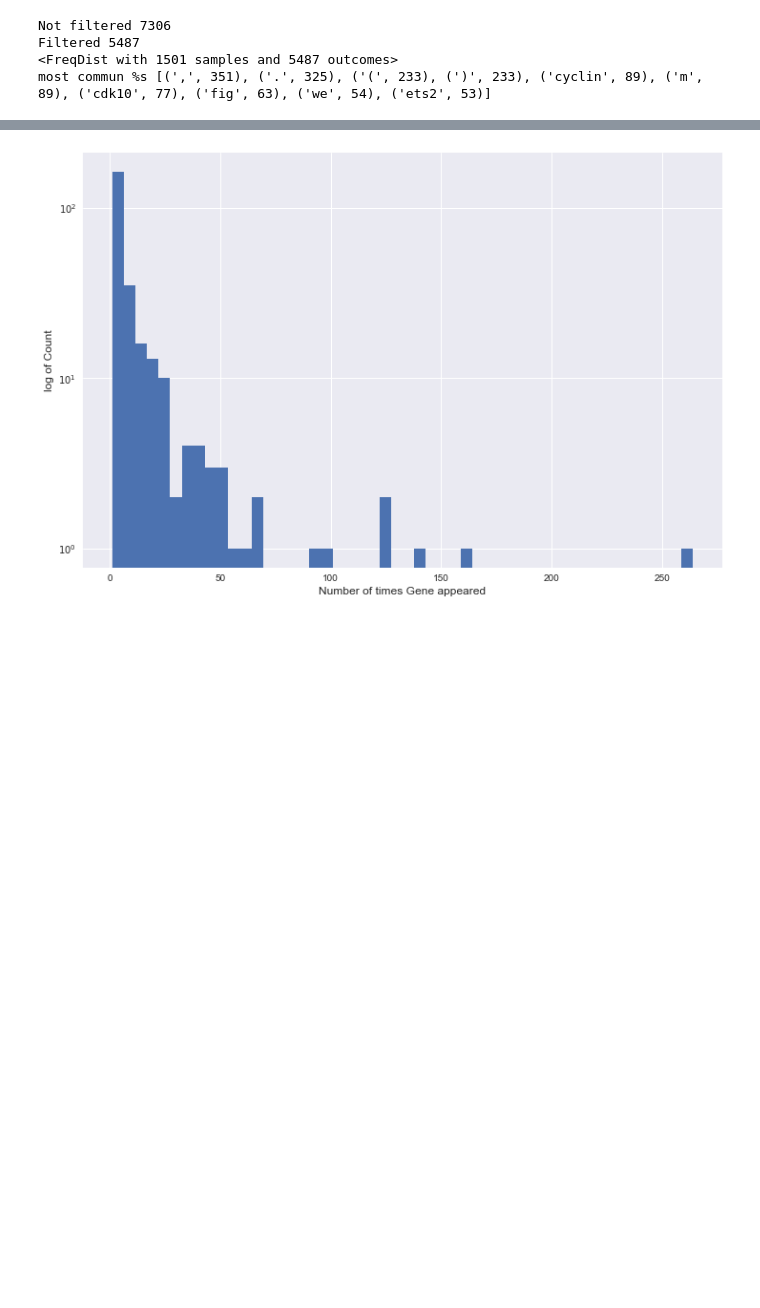
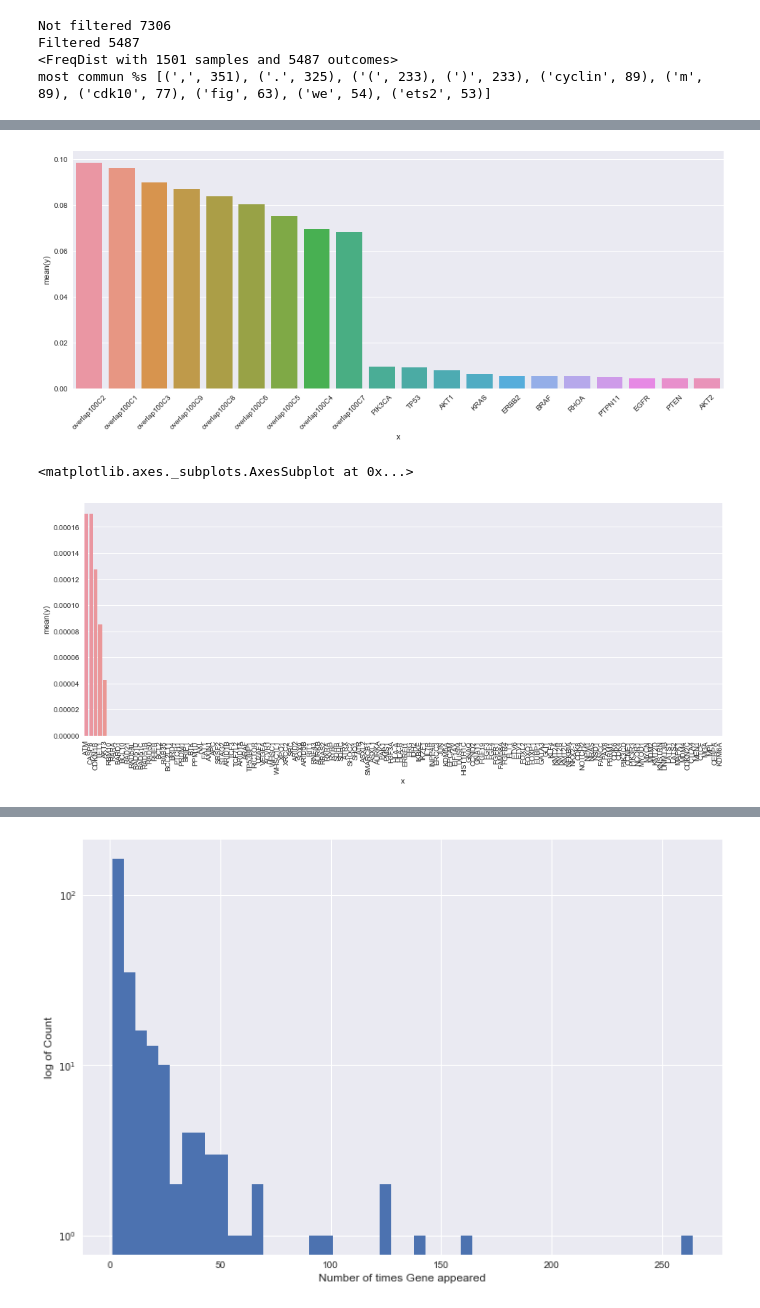
Before and after one commit to ciortanmadalina/cancer-treatment, a Jupyter notebook: exploration.ipynb, the cells around one changed output, grey strips where cells are left out. Cells and saved outputs as stored; diff of their text form; code cells hidden in the pictures; blank space fills up the shorter version.

```diff
--- a/exploration.ipynb
+++ b/exploration.ipynb
@@ -88,0 +290,13 @@ getTerms("hh, hh3h. wo shi 2 4 A . fdffdf. A&&B removing whitespaces and punctua
+# %%
+def frequentWordsByText(text) :
+    cleanText = getTerms(text)
+    countVect = CountVectorizer()
+    wordCountPerDoc = countVect.fit_transform([cleanText])
+
+    mostFrequentWords = [(word, wordCountPerDoc[0,idx]) for word, idx in countVect.vocabulary_.items()]
+
+    mostFrequentWords = sorted(mostFrequentWords, key=lambda x : -x[1])
+
+    return mostFrequentWords
+
+frequentWordsByText(train['PText'][5])
@@ -88,0 +490,18 @@ getTerms("hh, hh3h. wo shi 2 4 A . fdffdf. A&&B removing whitespaces and punctua
+# %%
+xgboostImp.shape
+len(features)
+xgboostFeatureImp = pd.DataFrame()
+xgboostFeatureImp['x'] = features
+xgboostFeatureImp['y'] = xgboostImp
+xgboostFeatureImp = xgboostFeatureImp.sort(['y'], ascending = 0)
+plt.figure(figsize = (16, 6))
+plt.xticks(rotation=45)
+sns.barplot(x = 'x', y ='y', data = xgboostFeatureImp[:20])
+plt.show()
+plt.figure(figsize = (16, 6))
+plt.xticks(rotation=90)
+sns.barplot(x = 'x', y ='y', data = xgboostFeatureImp[-140:])
+# %% [output]
+[figure, added]
+<matplotlib.axes._subplots.AxesSubplot at 0x...>
+[figure, added]
```
Also changed, not shown: parts of 24 cells of this notebook, 2 other files.
